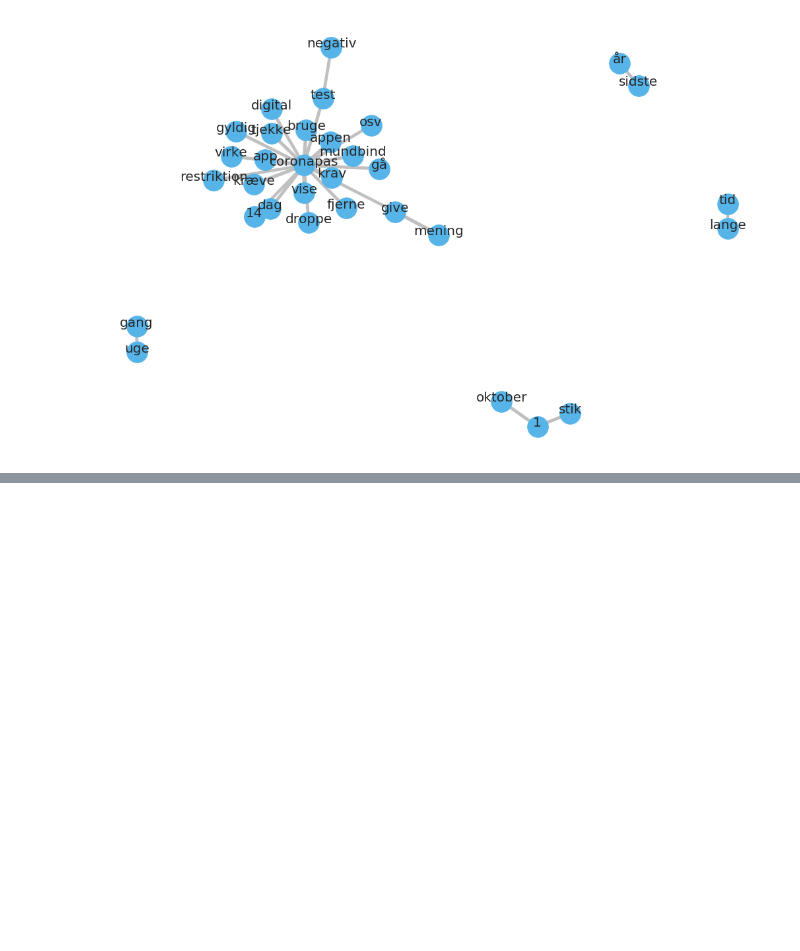
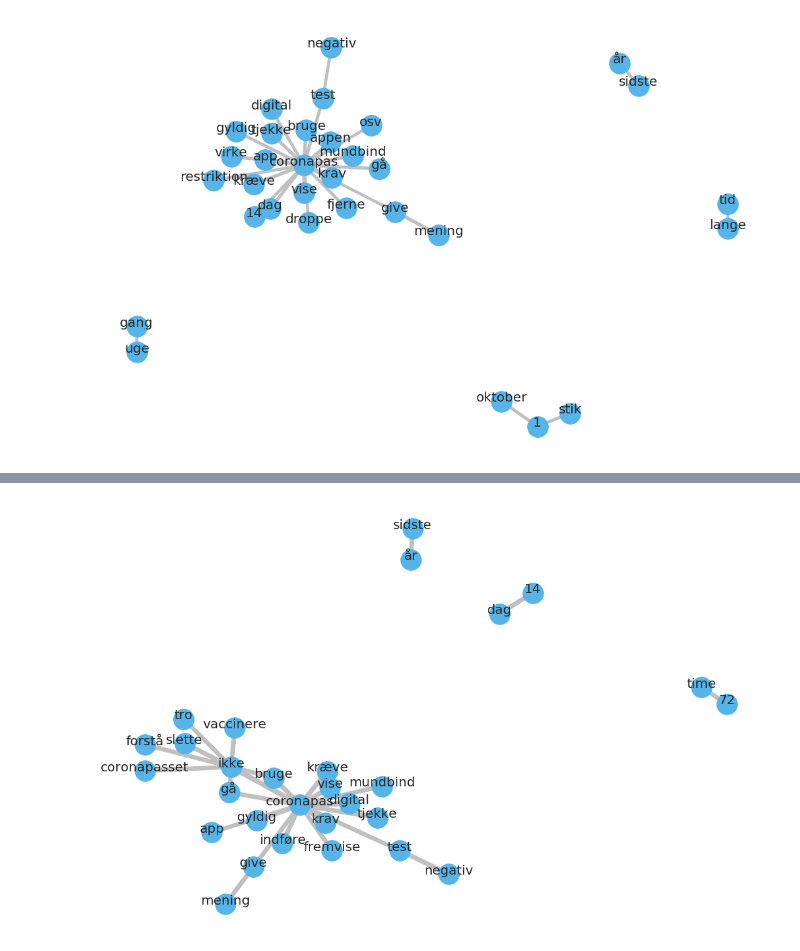
Before and after one commit to marissala/hope-coronapas, a Jupyter notebook: explore-coronapas.ipynb, the cells around one changed output, grey strips where cells are left out. Drawn from its saved outputs; the diff is of its cells as text; code cells hidden in the pictures; blank space fills up the shorter version.

Commit message:
bigrams with negations included

```diff
--- a/explore-coronapas.ipynb
+++ b/explore-coronapas.ipynb
@@ -577,0 +664,36 @@ for month in df["month"].unique():
+# %%
+from nltk import bigrams
+import itertools
+import collections
+import networkx as nx
+import spacy
+import nltk
+
+sns.set(font_scale=1.5)
+sns.set_style("whitegrid")
+
+import warnings
+warnings.filterwarnings("ignore", category=DeprecationWarning)
+
+#nlp = spacy.load("da_core_news_sm")
+
+%matplotlib inline
+
+def remove_spaces(tweet):
+    tweet = [name for name in tweet if name.strip()]
+    hmm = ['’','‘']
+    tweet = [x for x in tweet if x not in hmm]
+    return tweet
+
+df["no_space"] = df.tokens_list.apply(remove_spaces)
+
+terms_bigram = [list(bigrams(tweet)) for tweet in df['no_space']]
+
+bigrams = list(itertools.chain(*terms_bigram))
+
+bigram_counts = collections.Counter(bigrams)
+bigram_df = pd.DataFrame(bigram_counts.most_common(30), columns=["bigram", "count"])
+# %%
+make_ngram_plot(bigram_df=bigram_df, prefix="with_negations", kvalue=2)
+# %% [output]
+[figure, added]
```
Also changed, not shown: parts of 5 cells of this notebook, 1 other file.
